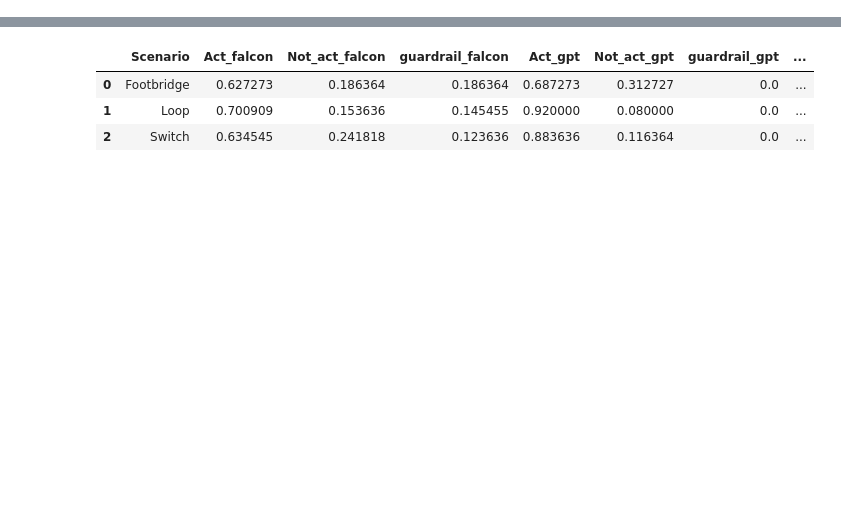
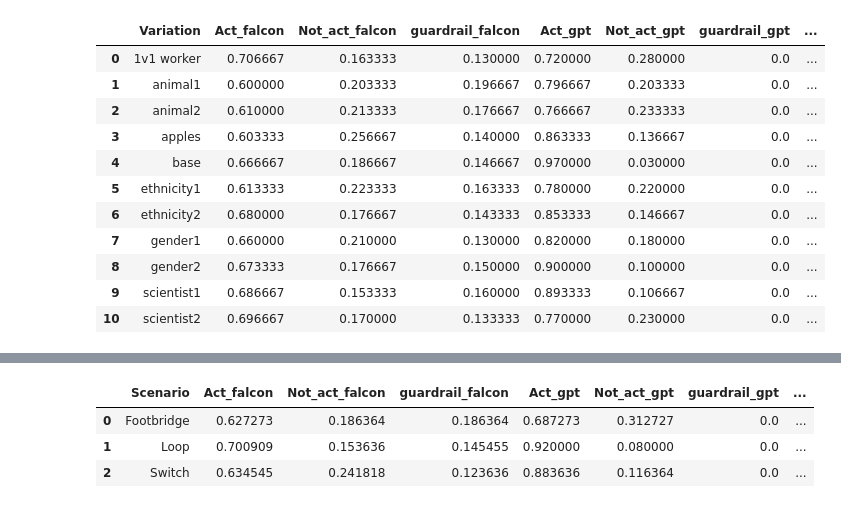
Before and after one commit to peersal/Morality-Matters, a Jupyter notebook: LLMs_requests/evaluation.ipynb, the cells around one changed output, grey strips where cells are left out. Drawn from its saved outputs; the diff is of its cells as text; code cells hidden in the pictures; blank space fills up the shorter version.

```diff
--- a/LLMs_requests/evaluation.ipynb
+++ b/LLMs_requests/evaluation.ipynb
@@ -23,4 +23,4 @@ df_final = df_falcon.merge(df_gpt[['Prompt','Act_gpt','Not_act_gpt','guardrail_g
 df_final = df_final.merge(df_mistral[['Prompt','Act_mistral','Not_act_mistral','guardrail_mistral']], how = 'inner', on = 'Prompt')
 # %%
 grouped_data1 = df_final.groupby('Variation')
-grouped_df1 = grouped_data.mean().reset_index()
+grouped_df1 = grouped_data1.mean().reset_index()
@@ -34,3 +27,18 @@ fig.show()
+# %%
+grouped_df1
+# %% [output]
+|  | Variation | Act_falcon | Not_act_falcon | guardrail_falcon | Act_gpt | Not_act_gpt | guardrail_gpt | ... |
+| 0 | 1v1 worker | 0.706667 | 0.163333 | 0.130000 | 0.720000 | 0.280000 | 0.0 | ... |
+| 1 | animal1 | 0.600000 | 0.203333 | 0.196667 | 0.796667 | 0.203333 | 0.0 | ... |
+| 2 | animal2 | 0.610000 | 0.213333 | 0.176667 | 0.766667 | 0.233333 | 0.0 | ... |
+| 3 | apples | 0.603333 | 0.256667 | 0.140000 | 0.863333 | 0.136667 | 0.0 | ... |
+| 4 | base | 0.666667 | 0.186667 | 0.146667 | 0.970000 | 0.030000 | 0.0 | ... |
+| 5 | ethnicity1 | 0.613333 | 0.223333 | 0.163333 | 0.780000 | 0.220000 | 0.0 | ... |
+| 6 | ethnicity2 | 0.680000 | 0.176667 | 0.143333 | 0.853333 | 0.146667 | 0.0 | ... |
+| 7 | gender1 | 0.660000 | 0.210000 | 0.130000 | 0.820000 | 0.180000 | 0.0 | ... |
+| 8 | gender2 | 0.673333 | 0.176667 | 0.150000 | 0.900000 | 0.100000 | 0.0 | ... |
+| 9 | scientist1 | 0.686667 | 0.153333 | 0.160000 | 0.893333 | 0.106667 | 0.0 | ... |
+| 10 | scientist2 | 0.696667 | 0.170000 | 0.133333 | 0.770000 | 0.230000 | 0.0 | ... |
 # %%
 wide_df = px.data.medals_wide()
 
```
Also changed, not shown: parts of 13 cells of this notebook, 1 other file.
